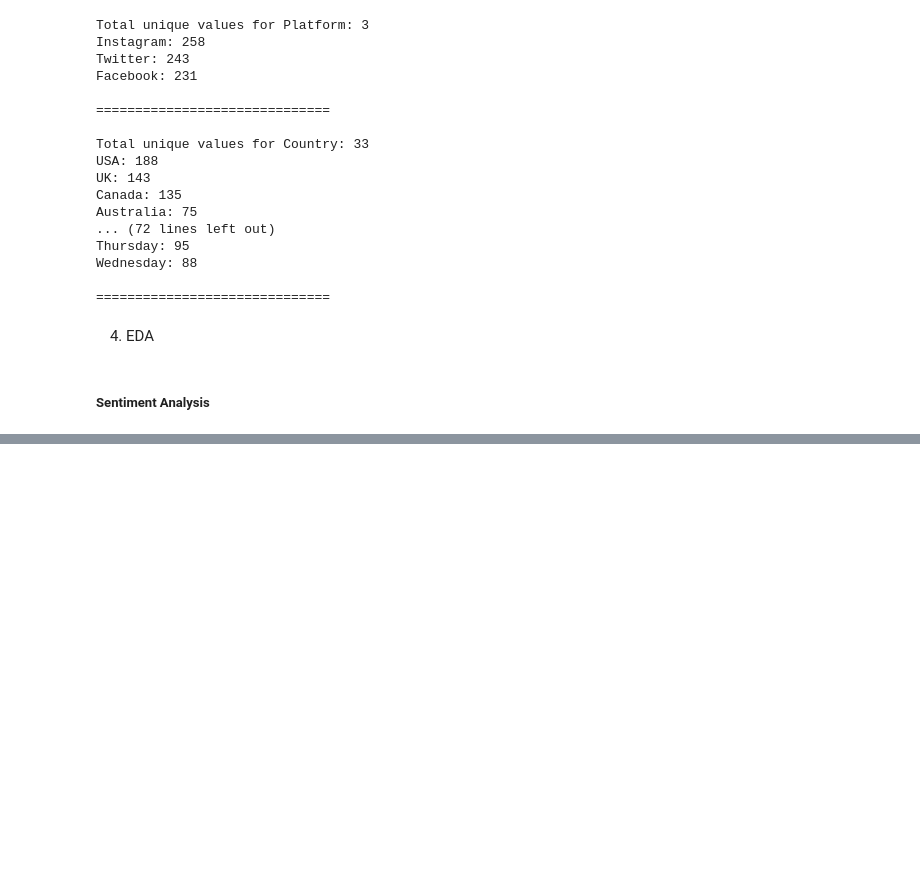
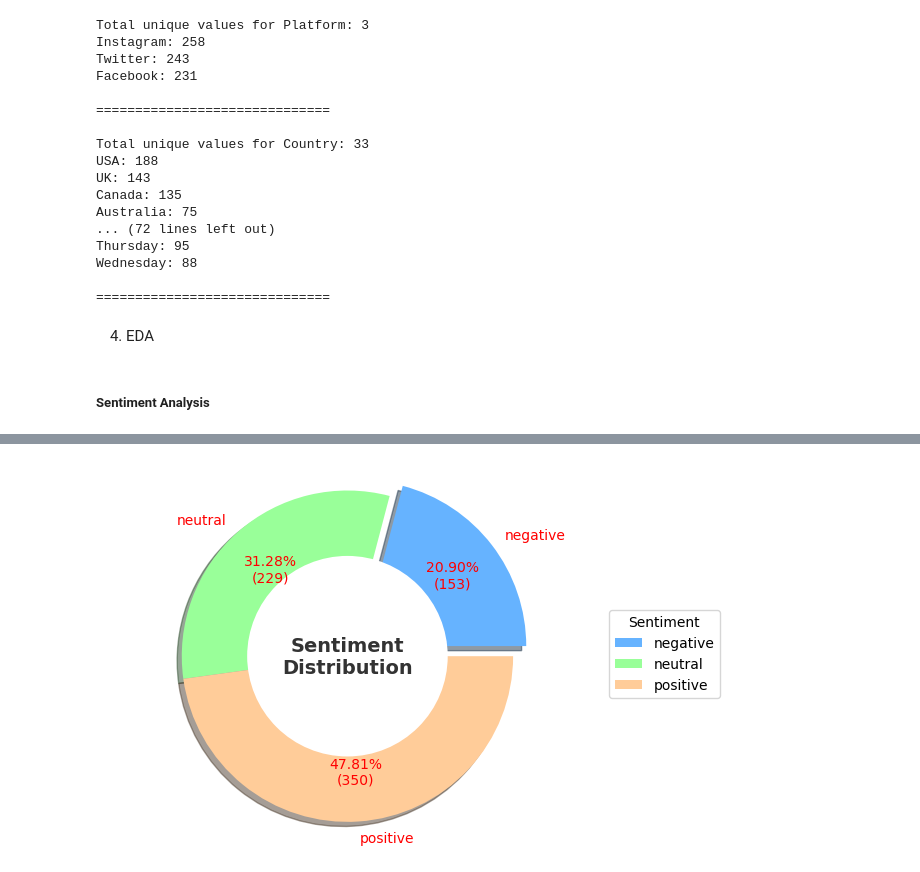
Before and after one commit to abdulazeemsikander/tweet-sentiment-analysis, a Jupyter notebook: sentiment-analysis.ipynb, the cells around one changed output, grey strips where cells are left out. Drawn from its saved outputs; the diff is of its cells as text; code cells hidden in the pictures; blank space fills up the shorter version.

```diff
--- a/sentiment-analysis.ipynb
+++ b/sentiment-analysis.ipynb
@@ -288,0 +293,32 @@ LookupError:
+# %%
+colors = ['#66b3ff', '#99ff99', '#ffcc99']
+
+explode = (0.1, 0, 0)
+
+sentiment_counts = df1.groupby("Sentiment").size()
+
+fig, ax = plt.subplots()
+
+wedges, texts, autotexts = ax.pie(
+    x=sentiment_counts,
+    labels=sentiment_counts.index,
+    autopct=lambda p: f'{p:.2f}%\n({int(p*sum(sentiment_counts)/100)})',
+    wedgeprops=dict(width=0.7),
+    textprops=dict(size=10, color="r"),
+    pctdistance=0.7,
+    colors=colors,
+    explode=explode,
+    shadow=True)
+
+center_circle = plt.Circle((0, 0), 0.6, color='white', fc='white', linewidth=1.25)
+fig.gca().add_artist(center_circle)
+
+ax.text(0, 0, 'Sentiment\nDistribution', ha='center', va='center', fontsize=14, fontweight='bold', color='#333333')
+
+ax.legend(sentiment_counts.index, title="Sentiment", loc="center left", bbox_to_anchor=(1, 0, 0.5, 1))
+
+ax.axis('equal')
+
+plt.show()
+# %% [output]
+[figure, added]
```
Also changed, not shown: parts of 54 cells of this notebook.
